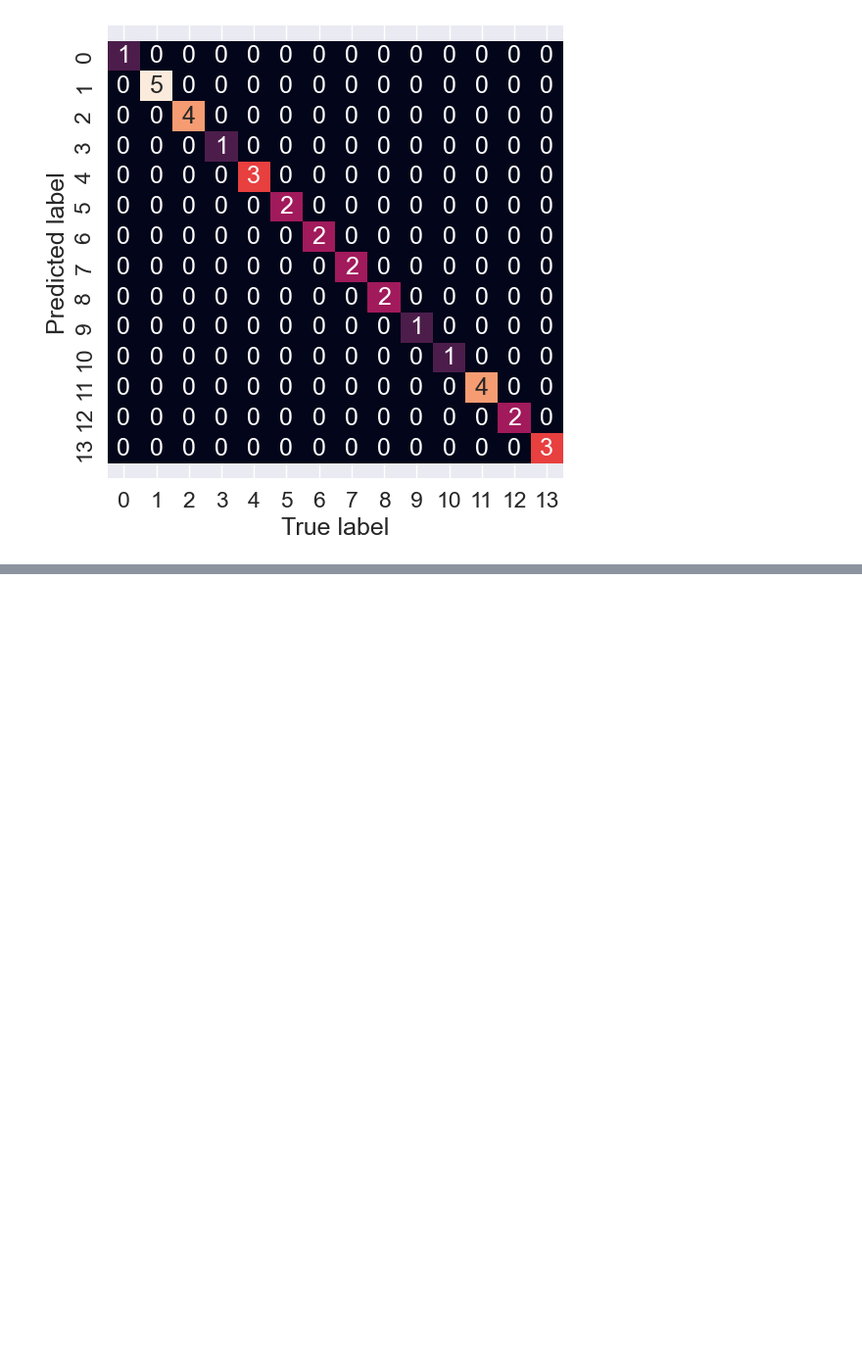
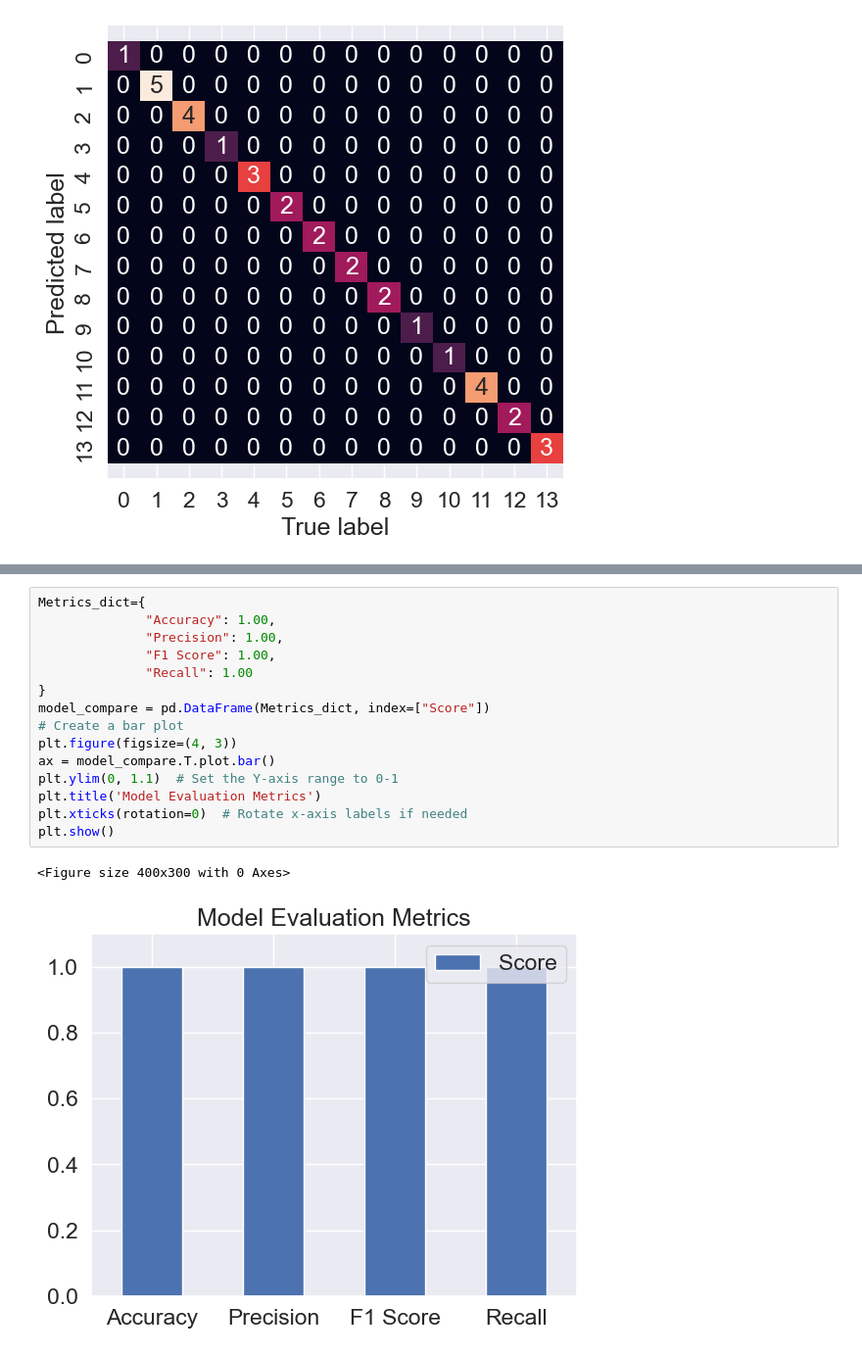
Before and after one commit to Shaheerabdullah1/Deep-Learning-A1, a Jupyter notebook: Task2.ipynb, the cells around one changed output, grey strips where cells are left out. Shown: that part at 98% size. Cells and saved outputs as stored; diff of their text form; blank space fills up the shorter version.

```diff
--- a/Task2.ipynb
+++ b/Task2.ipynb
@@ -188,0 +279,18 @@ plot_conf_mat(Y_test, y_preds)
+# %%
+Metrics_dict={
+              "Accuracy": 1.00,
+              "Precision": 1.00,
+              "F1 Score": 1.00,
+              "Recall": 1.00
+}
+model_compare = pd.DataFrame(Metrics_dict, index=["Score"])
+# Create a bar plot
+plt.figure(figsize=(4, 3))
+ax = model_compare.T.plot.bar()
+plt.ylim(0, 1.1)  # Set the Y-axis range to 0-1
+plt.title('Model Evaluation Metrics')
+plt.xticks(rotation=0)  # Rotate x-axis labels if needed
+plt.show()
+# %% [output]
+<Figure size 400x300 with 0 Axes>
+[figure, added]
```
Also changed, not shown: parts of 12 cells of this notebook.
